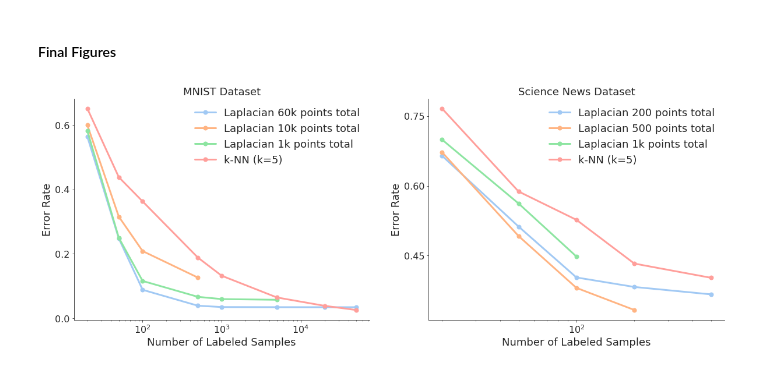
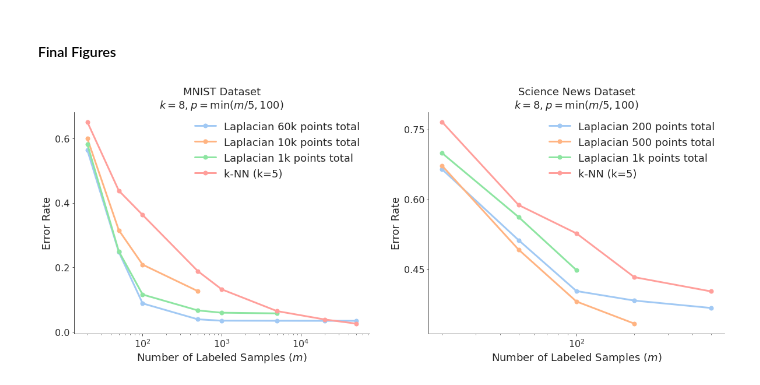
Before and after one commit to Laknath1996/semi-supervised-learning, a Jupyter notebook: laplacian_ssl/2-benchmarks.ipynb, the cells around one changed output. Cells and saved outputs as stored; diff of their text form; code cells hidden in the pictures.

```diff
--- a/laplacian_ssl/notebook.ipynb
+++ b/laplacian_ssl/2-benchmarks.ipynb
@@ -277,37 +277,37 @@ for i in range(mean_error_list.shape[-1]):
     errors = mean_error_list[:, i]
     idx = np.where(errors != -1)[0]
     ax.plot(s_list[idx], errors[idx], lw=3, marker='o', markersize=7, label=name_list[i])
 ax.set_xscale('log')
 ax.tick_params(labelsize=labelsize)
-ax.set_xlabel("Number of Labeled Samples", fontsize=fontsize)
+ax.set_xlabel(r"Number of Labeled Samples ($m$)", fontsize=fontsize)
 ax.set_ylabel("Error Rate", fontsize=fontsize)
 ax.legend(fontsize=fontsize, frameon=False)
 ax.yaxis.set_major_locator(MaxNLocator(4))
-ax.set_title("MNIST Dataset", fontsize=fontsize)
+ax.set_title("MNIST Dataset" + "\n" + r"$k=8, p=\min(m/5, 100)$", fontsize=fontsize)
 sns.despine()
 
 ax = axes[1]
 s_list = [20, 50, 100, 200, 500]
 s_list = np.array(s_list)
 mean_error_list = np.load("results/2-sciencenews-error.npy")
 name_list = ["Laplacian 200 points total",
              "Laplacian 500 points total",
              "Laplacian 1k points total",
              "k-NN (k=5)"]
 for i in range(mean_error_list.shape[-1]):
     errors = mean_error_list[:, i]
     idx = np.where(errors != -1)[0]
     ax.plot(s_list[idx], errors[idx], lw=3, marker='o', markersize=7, label=name_list[i])
 ax.set_xscale('log')
 ax.tick_params(labelsize=labelsize)
-ax.set_xlabel("Number of Labeled Samples", fontsize=fontsize)
+ax.set_xlabel(r"Number of Labeled Samples ($m$)", fontsize=fontsize)
 ax.set_ylabel("Error Rate", fontsize=fontsize)
 ax.legend(fontsize=fontsize, frameon=False)
 ax.yaxis.set_major_locator(MaxNLocator(4))
-ax.set_title("Science News Dataset", fontsize=fontsize)
+ax.set_title("Science News Dataset" + "\n" + r"$k=8, p=\min(m/5, 100)$", fontsize=fontsize)
 sns.despine()
 plt.show()
 # %% [output]
-[figure, old version]
+[figure, new version]
 # %%
 fig.savefig("../report/figures/Ashwin/2-benchmarks.pdf", bbox_inches='tight')
```
Also changed, not shown: 1 other file.
